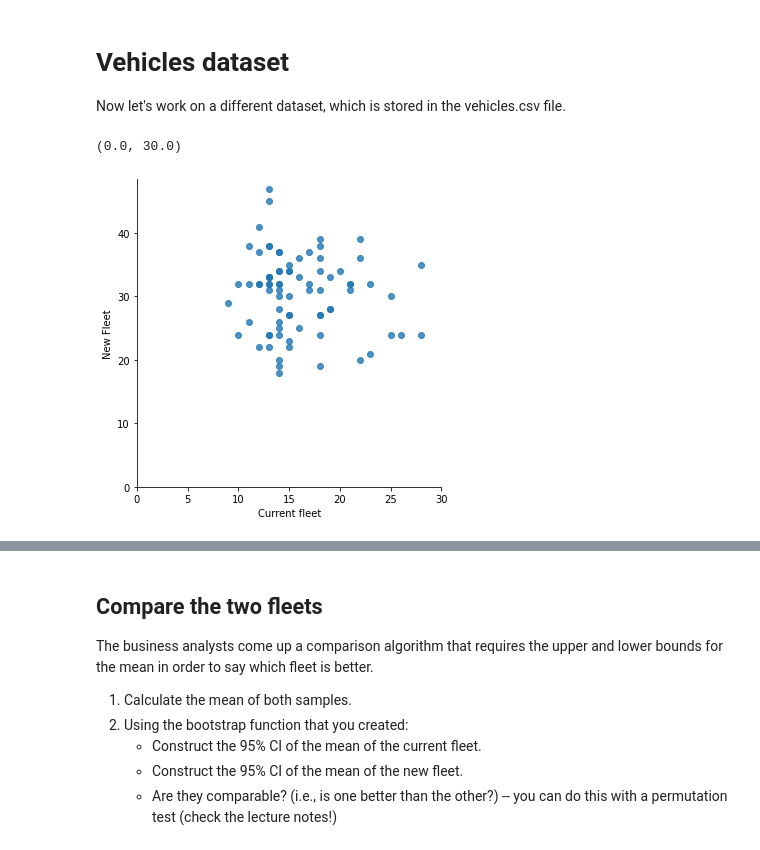
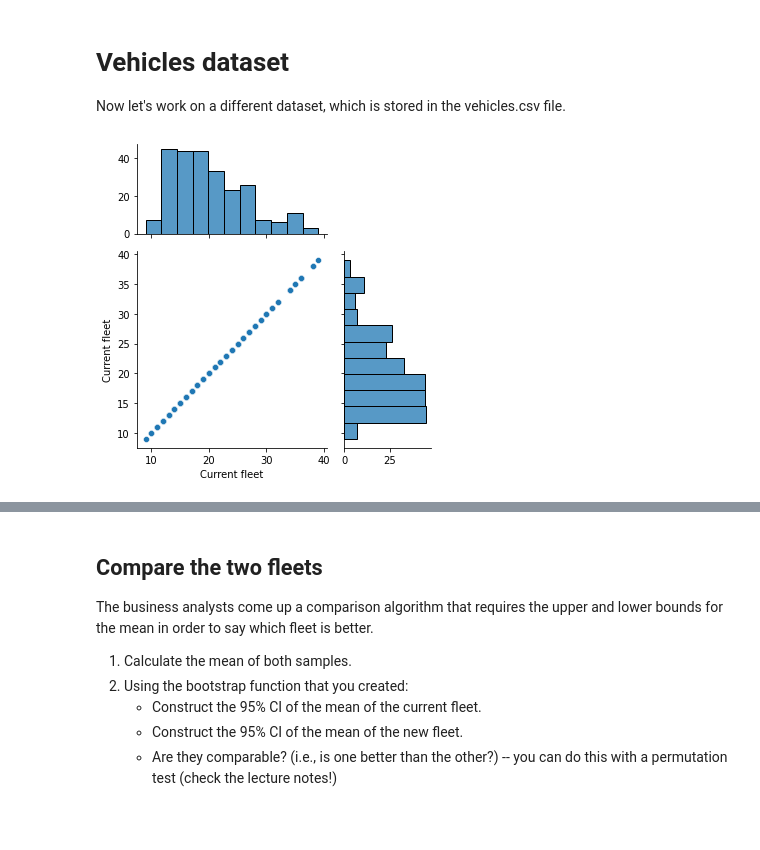
Before and after one commit to ThakdanaiSaelee/Lab_CE888, a Jupyter notebook: lab2 - bootstrap/bootstrap.ipynb, the cells around one changed output, grey strips where cells are left out. Saved outputs shown, nothing was run; the diff lists cells and outputs as text; code cells hidden in the pictures; blank space fills up the shorter version.

```diff
--- a/lab2 - bootstrap/bootstrap.ipynb
+++ b/lab2 - bootstrap/bootstrap.ipynb
@@ -150,16 +154,6 @@ Now let's work on a different dataset, which is stored in the vehicles.csv file.
 # Note: you can add more cells as needed to organise your code and your plots
-# %%
-# Load the data
-df = pd.read_csv('https://raw.githubusercontent.com/albanda/CE888/master/lab2%20-%20bootstrap/vehicles.csv')
-data_current = df[df.columns[0]].values
-data_new = df[df.columns[1]].values
-data_new = data_new[np.logical_not(np.isnan(data_new))]
-
-df_plot
-sns_plot = sns.lmplot(df.columns[0], df.columns[1], data=df, fit_reg=False)
-
-sns_plot.axes[0, 0].set_ylim(0,)
-sns_plot.axes[0, 0].set_xlim(0, 30)
-# %% [output]
-(0.0, 30.0)
-[figure, removed]
+# %%
+# Load the data
+sns_plot = sns.jointplot(df.columns[0], df.columns[0], data=df, height=5, ratio=2, marginal_ticks=True)
+# %% [output]
+[figure, added]
```
Also changed, not shown: parts of 12 cells of this notebook.
